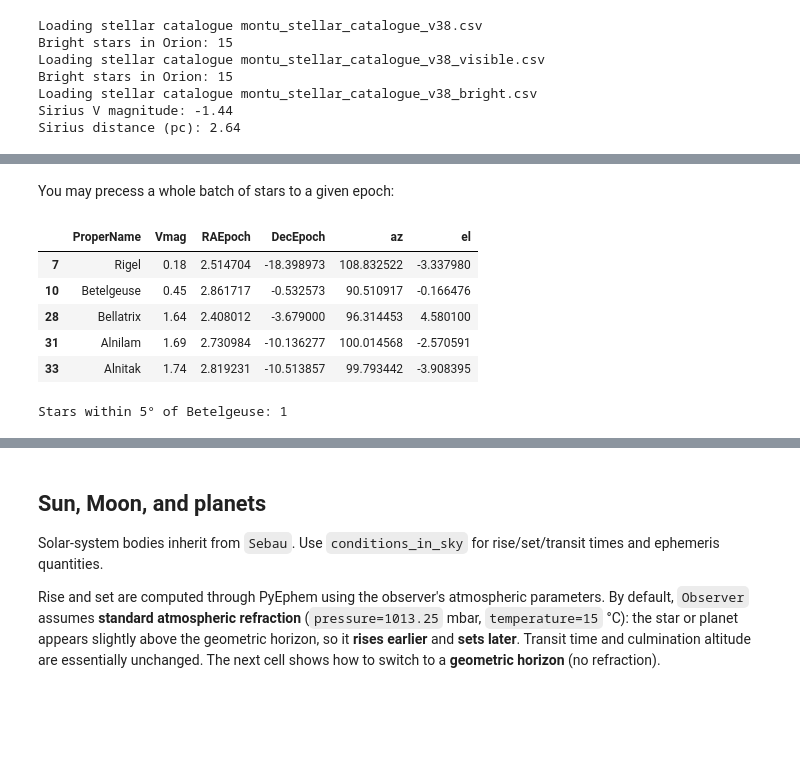
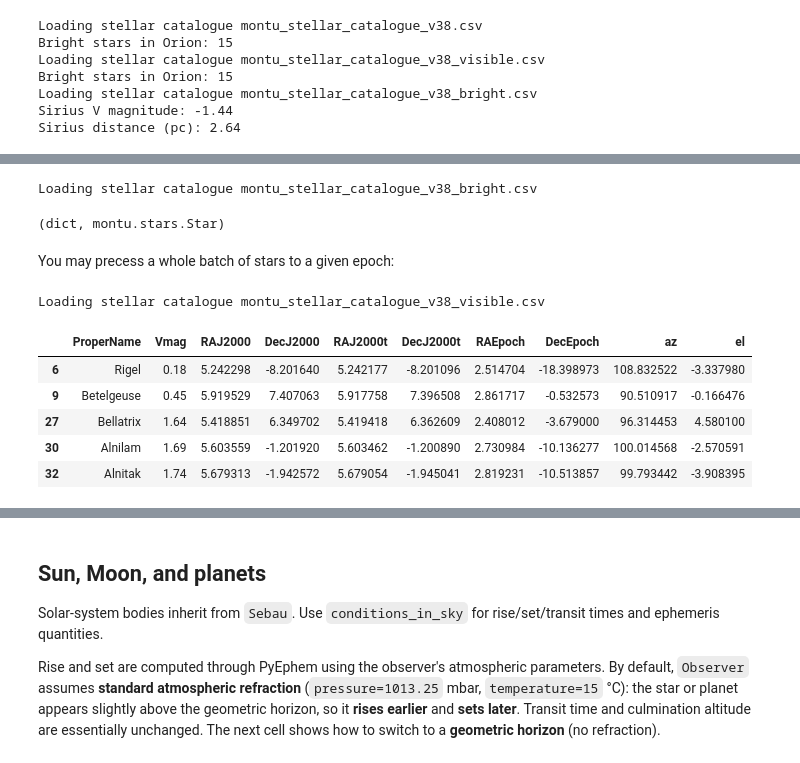
Before and after one commit to seap-udea/MontuPython, a Jupyter notebook: examples/inprogress/MontuPython-CodeSnippets.ipynb, the cells around one changed output, grey strips where cells are left out. Drawn from its saved outputs; the diff is of its cells as text; code cells hidden in the pictures; blank space fills up the shorter version.

```diff
--- a/examples/inprogress/MontuPython-CodeSnippets.ipynb
+++ b/examples/inprogress/MontuPython-CodeSnippets.ipynb
@@ -332,25 +368,34 @@ Sirius distance (pc): 2.64
+# %%
+stars = mn.Stars(subset="bright", Vmag=[-2,0], return_as="Star")
+type(stars), type(stars['Sirius'])
+# %% [output]
+Loading stellar catalogue montu_stellar_catalogue_v38_bright.csv
+(dict, montu.stars.Star)
 # %% [markdown]
 You may precess a whole batch of stars to a given epoch:
 # %%
 epoch = mn.Time("bce 1500-01-01 12:00:00", calendar="proleptic")
+bright = mn.Stars(subset="visible", Vmag=[-2, 4], Constellation="Ori")
 precessed = bright.where_in_space(at=epoch)
 sky = precessed.where_in_sky(at=epoch, observer=thebes)
 
-mn.PRINTDF(sky[["ProperName", "Vmag", "RAEpoch", "DecEpoch", "az", "el"]].head(5))
+mn.PRINTDF(
+    sky[
+        [
+            "ProperName",
+            "Vmag",
+            "RAJ2000", "DecJ2000",    # J2000 coordinates
+            "RAJ2000t", "DecJ2000t",  # J2000 precessed to epoch
+            "RAEpoch", "DecEpoch",    # actual precessed to epoch (redundant with RAJ2000t/DecJ2000t in some catalogues)
+            "az", "el",
+        ]
+    ].head(5)
+)
 # %% [output]
+Loading stellar catalogue montu_stellar_catalogue_v38_visible.csv
-|  | ProperName | Vmag | RAEpoch | DecEpoch | az | el |
-| 7 | Rigel | 0.18 | 2.514704 | -18.398973 | 108.832522 | -3.337980 |
-| 10 | Betelgeuse | 0.45 | 2.861717 | -0.532573 | 90.510917 | -0.166476 |
-| 28 | Bellatrix | 1.64 | 2.408012 | -3.679000 | 96.314453 | 4.580100 |
-| 31 | Alnilam | 1.69 | 2.730984 | -10.136277 | 100.014568 | -2.570591 |
-| 33 | Alnitak | 1.74 | 2.819231 | -10.513857 | 99.793442 | -3.908395 |
+|  | ProperName | Vmag | RAJ2000 | DecJ2000 | RAJ2000t | DecJ2000t | RAEpoch | DecEpoch | az | el |
+| 6 | Rigel | 0.18 | 5.242298 | -8.201640 | 5.242177 | -8.201096 | 2.514704 | -18.398973 | 108.832522 | -3.337980 |
+| 9 | Betelgeuse | 0.45 | 5.919529 | 7.407063 | 5.917758 | 7.396508 | 2.861717 | -0.532573 | 90.510917 | -0.166476 |
+| 27 | Bellatrix | 1.64 | 5.418851 | 6.349702 | 5.419418 | 6.362609 | 2.408012 | -3.679000 | 96.314453 | 4.580100 |
+| 30 | Alnilam | 1.69 | 5.603559 | -1.201920 | 5.603462 | -1.200890 | 2.730984 | -10.136277 | 100.014568 | -2.570591 |
+| 32 | Alnitak | 1.74 | 5.679313 | -1.942572 | 5.679054 | -1.945041 | 2.819231 | -10.513857 | 99.793442 | -3.908395 |
-# %%
-# Stars within 5° of Betelgeuse (J2000 bounding box)
-betelgeuse = bright.get_stars(ProperName="Betelgeuse")
-neighbors = bright.get_stars_around(
-    center=[betelgeuse.data.RAJ2000.iloc[0], betelgeuse.data.DecJ2000.iloc[0]],
-    radius=5.0,
-)
-print(f"Stars within 5° of Betelgeuse: {neighbors.number}")
-# %% [output]
-Stars within 5° of Betelgeuse: 1
```
Also changed, not shown: parts of 16 cells of this notebook, 22 other files.
